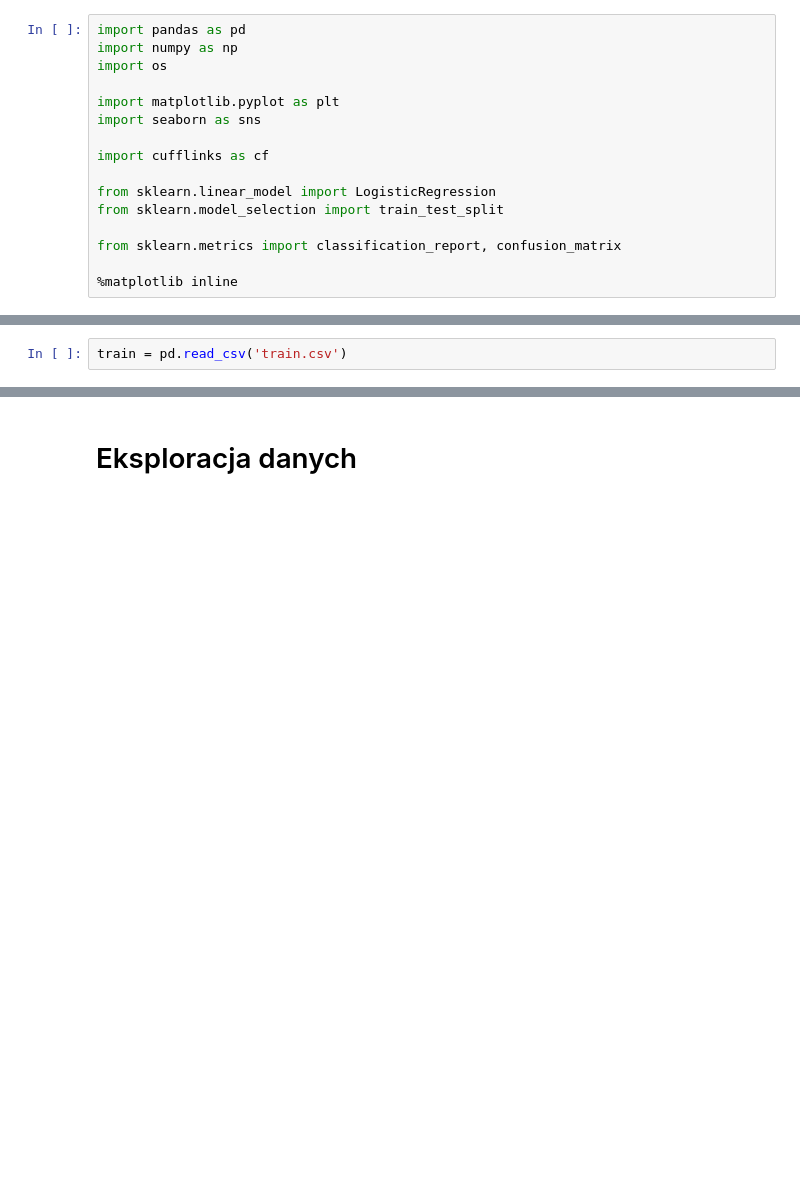
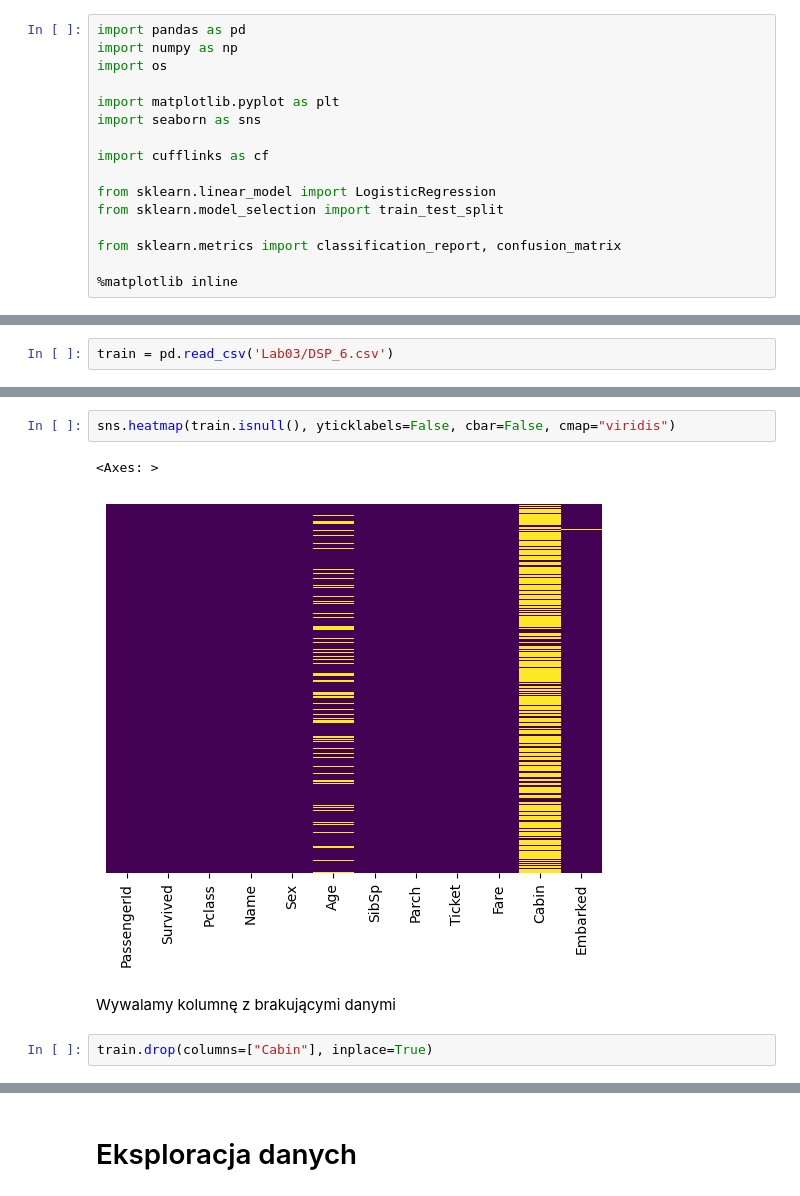
Before and after one commit to ClipLee/suml-lab-ClipLee, a Jupyter notebook: Regresja.ipynb, the cells around one changed output, grey strips where cells are left out. Cells and saved outputs as stored; diff of their text form; blank space fills up the shorter version.

```diff
--- a/Regresja.ipynb
+++ b/Regresja.ipynb
@@ -25,2 +33,2 @@ os.chdir("/content/drive/MyDrive/Colab Notebooks/SUML/datasets")
 # %%
-train = pd.read_csv('train.csv')
+train = pd.read_csv('Lab03/DSP_6.csv')
@@ -30,2 +62,11 @@ drive.mount
+# %%
+sns.heatmap(train.isnull(), yticklabels=False, cbar=False, cmap="viridis")
+# %% [output]
+<Axes: >
+[figure, added]
+# %% [markdown]
+Wywalamy kolumnę z brakującymi danymi
+# %%
+train.drop(columns=["Cabin"], inplace=True)
 # %%
 sns.heatmap(train.isnull(), yticklabels=False, cbar=False, cmap='viridis')
```
Also changed, not shown: parts of 16 cells of this notebook.
